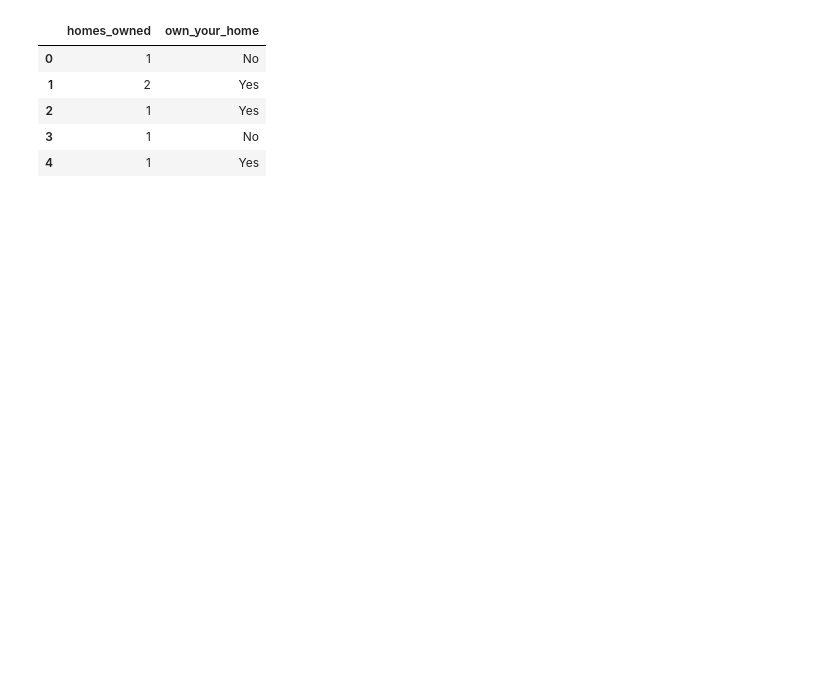
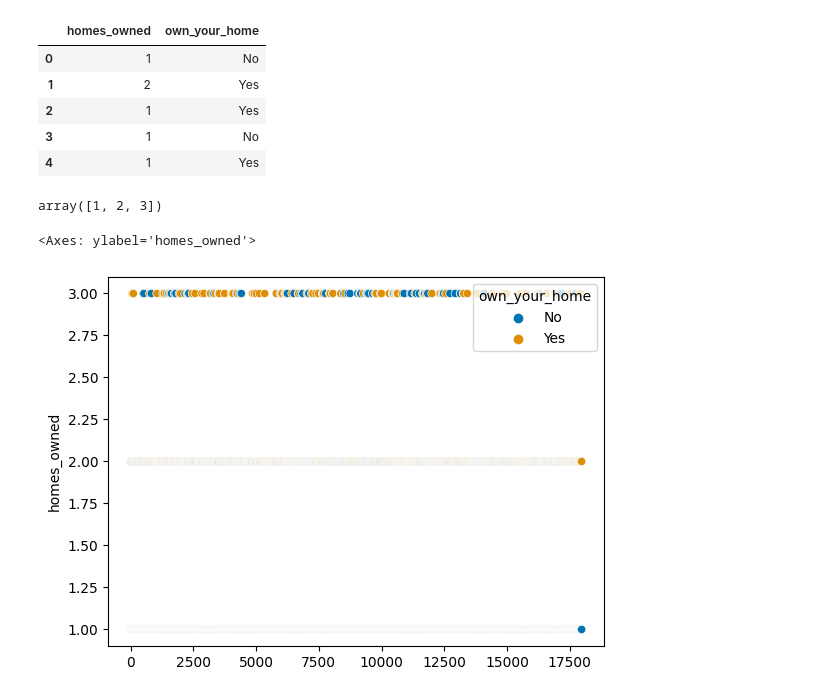
Before and after one commit to ocaoimh/hrc-mid-bootcamp-project, a Jupyter notebook: python/categoricals.ipynb, the cells around one changed output. Drawn from its saved outputs; the diff is of its cells as text; code cells hidden in the pictures; blank space fills up the shorter version.

```diff
--- a/python/categoricals.ipynb
+++ b/python/categoricals.ipynb
@@ -59,6 +65,5 @@ plt.show()
 # %%
-homes = df[['# Homes Owned', 'Own Your Home']]
-homes.columns = ['homes_owned', 'own_your_home']
+homes = df[['homes_owned', 'own_your_home']]
 homes.head()
 # %% [output]
 |  | homes_owned | own_your_home |
@@ -67,3 +72,12 @@ homes.head()
 | 2 | 1 | Yes |
 | 3 | 1 | No |
 | 4 | 1 | Yes |
+# %%
+homes.homes_owned.unique()
+# %% [output]
+array([1, 2, 3])
+# %%
+sns.scatterplot(data = homes, x = homes.index, y='homes_owned', hue='own_your_home')
+# %% [output]
+<Axes: ylabel='homes_owned'>
+[figure, added]
```
Also changed, not shown: parts of 39 cells of this notebook.
